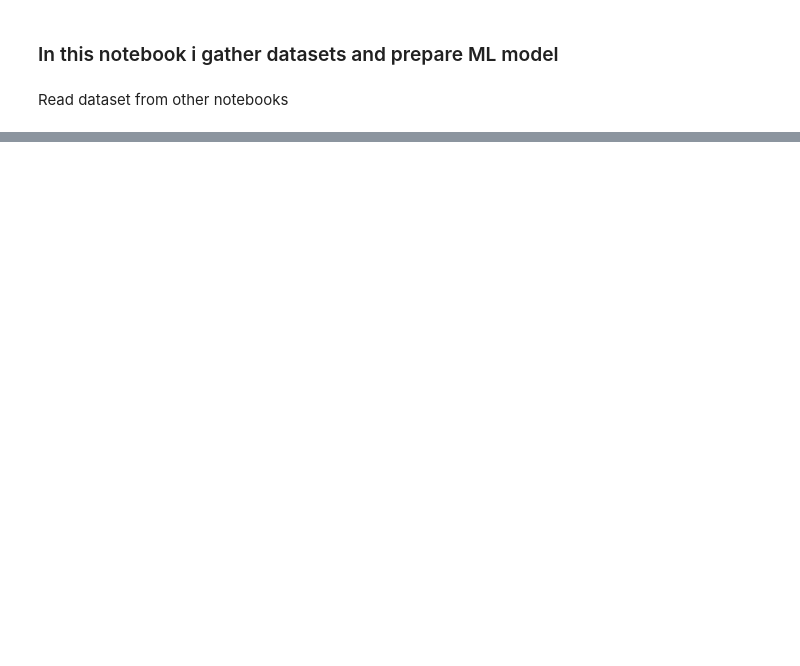
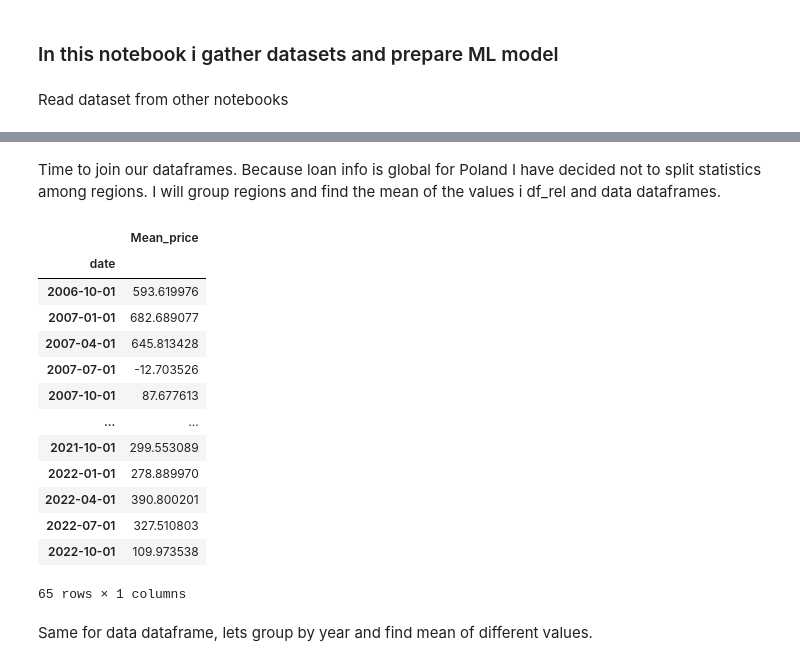
Before and after one commit to tomczykart/housing-market-prediction, a Jupyter notebook: notebooks/ml_model.ipynb, the cells around one changed output, grey strips where cells are left out. Saved outputs shown, nothing was run; the diff lists cells and outputs as text; code cells hidden in the pictures; blank space fills up the shorter version.

```diff
--- a/notebooks/ml_model.ipynb
+++ b/notebooks/ml_model.ipynb
@@ -25,3 +15,27 @@ df_rel
+# %% [markdown]
+Time to join our dataframes. Because loan info is global for Poland I have decided not to split statistics among regions. I will group regions and find the mean of the values i df_rel and data dataframes.
+# %%
+df_rel['Mean_price'] = df_rel.mean(axis=1)
+# %%
+df_rel = df_rel['Mean_price'].to_frame()
+df_rel
+# %% [output]
+|  | Mean_price |
+| date |  |
+| 2006-10-01 | 593.619976 |
+| 2007-01-01 | 682.689077 |
+| 2007-04-01 | 645.813428 |
+| 2007-07-01 | -12.703526 |
+| 2007-10-01 | 87.677613 |
+| ... | ... |
+| 2021-10-01 | 299.553089 |
+| 2022-01-01 | 278.889970 |
+| 2022-04-01 | 390.800201 |
+| 2022-07-01 | 327.510803 |
+| 2022-10-01 | 109.973538 |
+65 rows × 1 columns
+# %% [markdown]
+Same for data dataframe, lets group by year and find mean of different values.
 # %%
 data
 # %% [output]
```
Also changed, not shown: parts of 23 cells of this notebook, 2 other files.
